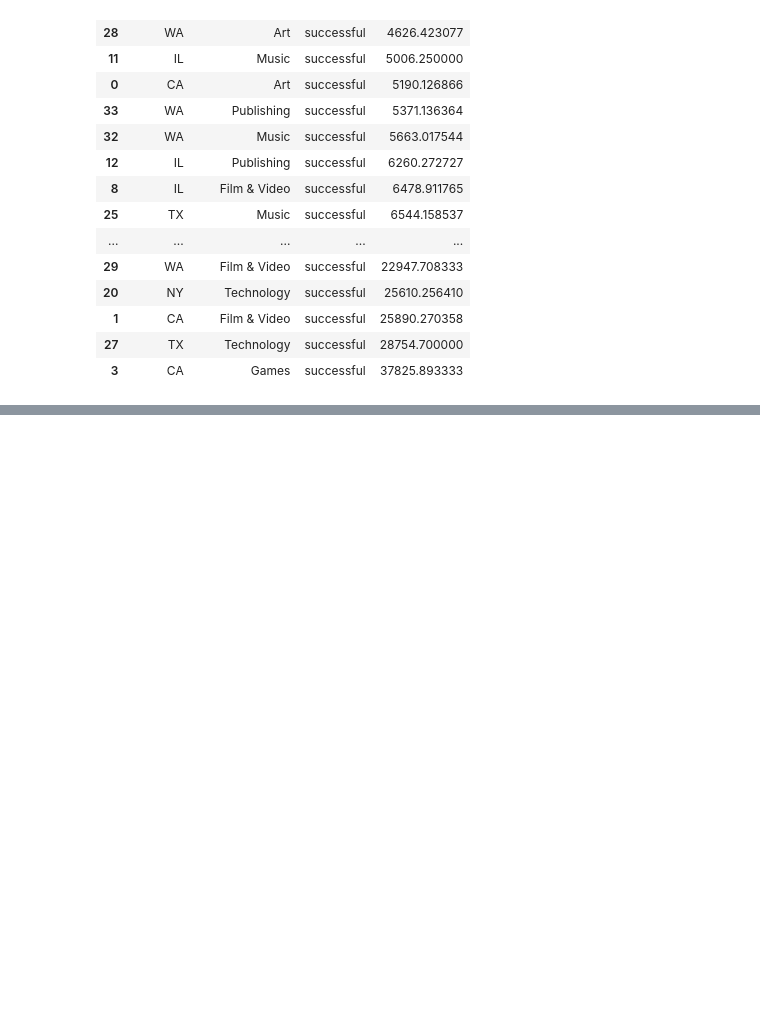
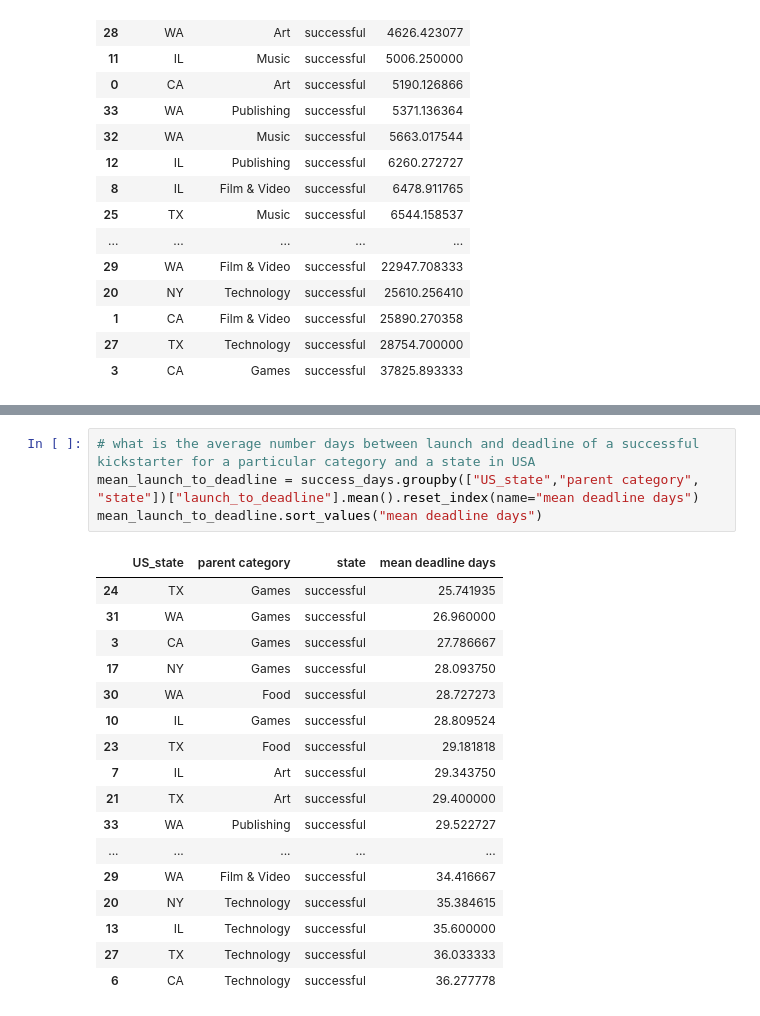
Before and after one commit to shwetasharmaeco/kickstarter_analysis, a Jupyter notebook: kickstarter_study.ipynb, the cells around one changed output, grey strips where cells are left out. Cells and saved outputs as stored; diff of their text form; blank space fills up the shorter version.

```diff
--- a/kickstarter_study.ipynb
+++ b/kickstarter_study.ipynb
@@ -581,0 +626,22 @@ mean_pledge.sort_values("mean pledge")
+# %%
+# what is the average number days between launch and deadline of a successful kickstarter for a particular category and a state in USA
+mean_launch_to_deadline = success_days.groupby(["US_state","parent category", "state"])["launch_to_deadline"].mean().reset_index(name="mean deadline days")
+mean_launch_to_deadline.sort_values("mean deadline days")
+# %% [output]
+|  | US_state | parent category | state | mean deadline days |
+| 24 | TX | Games | successful | 25.741935 |
+| 31 | WA | Games | successful | 26.960000 |
+| 3 | CA | Games | successful | 27.786667 |
+| 17 | NY | Games | successful | 28.093750 |
+| 30 | WA | Food | successful | 28.727273 |
+| 10 | IL | Games | successful | 28.809524 |
+| 23 | TX | Food | successful | 29.181818 |
+| 7 | IL | Art | successful | 29.343750 |
+| 21 | TX | Art | successful | 29.400000 |
+| 33 | WA | Publishing | successful | 29.522727 |
+| ... | ... | ... | ... | ... |
+| 29 | WA | Film & Video | successful | 34.416667 |
+| 20 | NY | Technology | successful | 35.384615 |
+| 13 | IL | Technology | successful | 35.600000 |
+| 27 | TX | Technology | successful | 36.033333 |
+| 6 | CA | Technology | successful | 36.277778 |
```
Also changed, not shown: parts of 2 cells of this notebook.
